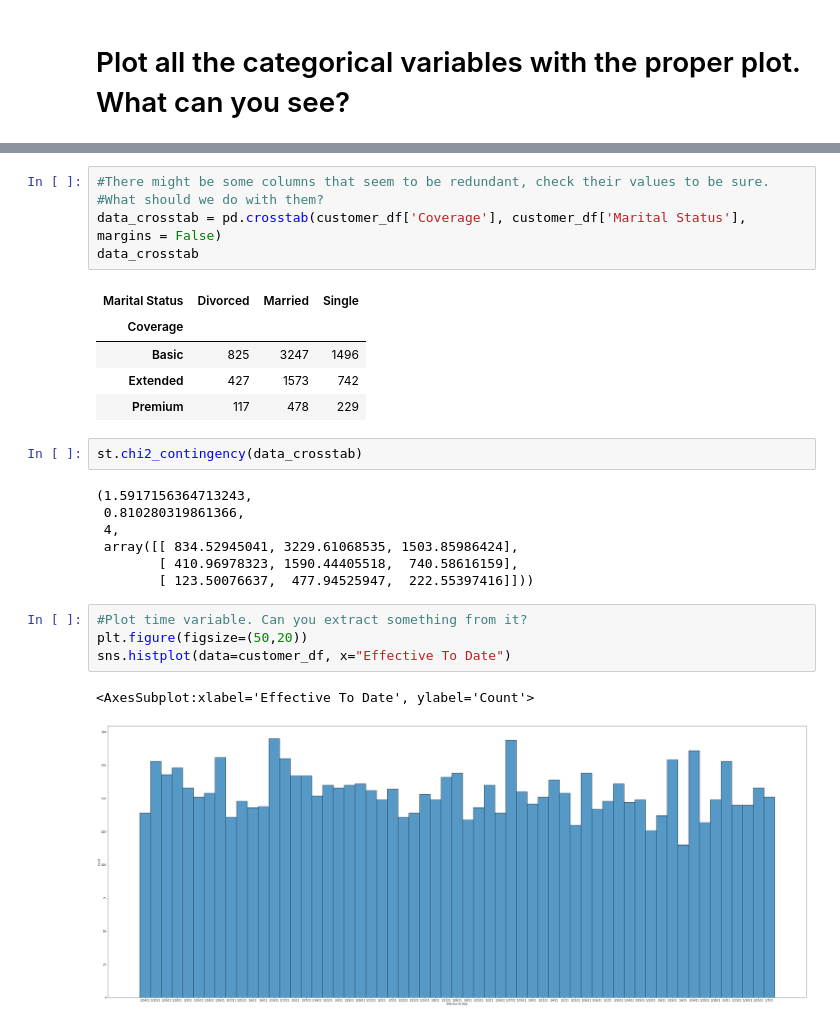
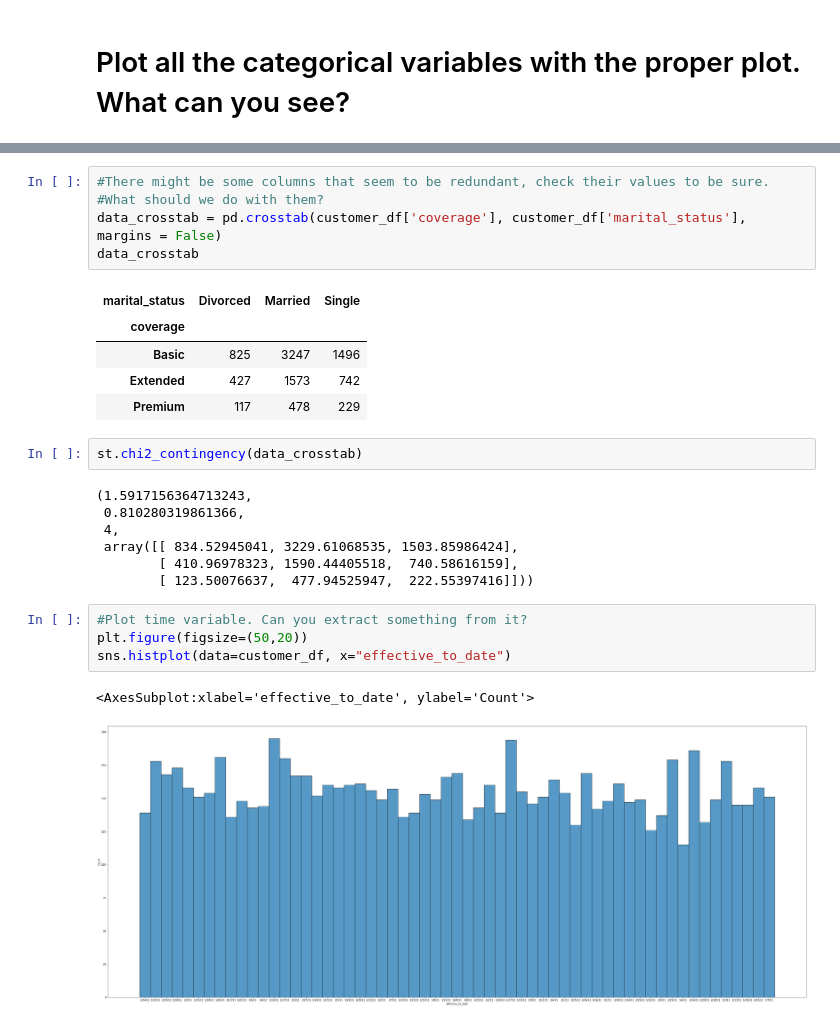
Before and after one commit to StarskyAndHutsch/lab-cleaning-numerical-data, a Jupyter notebook: files_for_lab/lab-cleaning-numerical-data.ipynb, the cells around one changed output, grey strips where cells are left out. Saved outputs shown, nothing was run; the diff lists cells and outputs as text.

```diff
--- a/files_for_lab/lab-cleaning-numerical-data.ipynb
+++ b/files_for_lab/lab-cleaning-numerical-data.ipynb
@@ -235,11 +244,11 @@ sns.countplot(ax=axes[7,1],data= categoricals, x= 'Vehicle Size')
 # %%
 #There might be some columns that seem to be redundant, check their values to be sure.
 #What should we do with them?
-data_crosstab = pd.crosstab(customer_df['Coverage'], customer_df['Marital Status'], margins = False)
+data_crosstab = pd.crosstab(customer_df['coverage'], customer_df['marital_status'], margins = False)
 data_crosstab
 # %% [output]
-| Marital Status | Divorced | Married | Single |
-| Coverage |  |  |  |
+| marital_status | Divorced | Married | Single |
+| coverage |  |  |  |
 | Basic | 825 | 3247 | 1496 |
 | Extended | 427 | 1573 | 742 |
 | Premium | 117 | 478 | 229 |
@@ -255,7 +264,7 @@ st.chi2_contingency(data_crosstab)
 # %%
 #Plot time variable. Can you extract something from it?
 plt.figure(figsize=(50,20))
-sns.histplot(data=customer_df, x="Effective To Date")
+sns.histplot(data=customer_df, x="effective_to_date")
 # %% [output]
-<AxesSubplot:xlabel='Effective To Date', ylabel='Count'>
+<AxesSubplot:xlabel='effective_to_date', ylabel='Count'>
 [figure]
```
Also changed, not shown: parts of 41 cells of this notebook, 1 other file.
